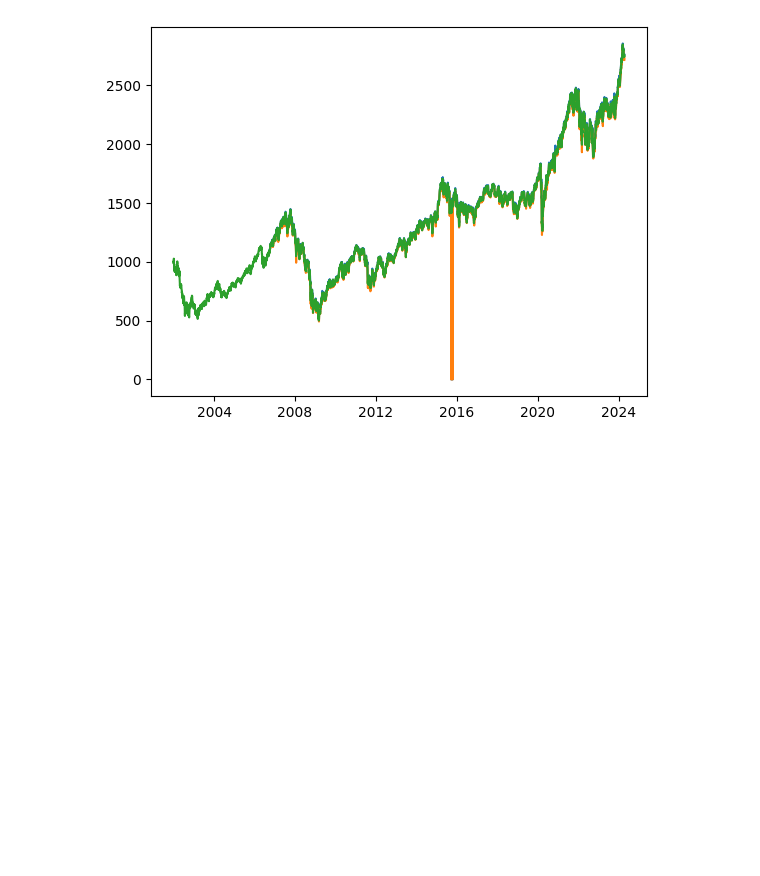
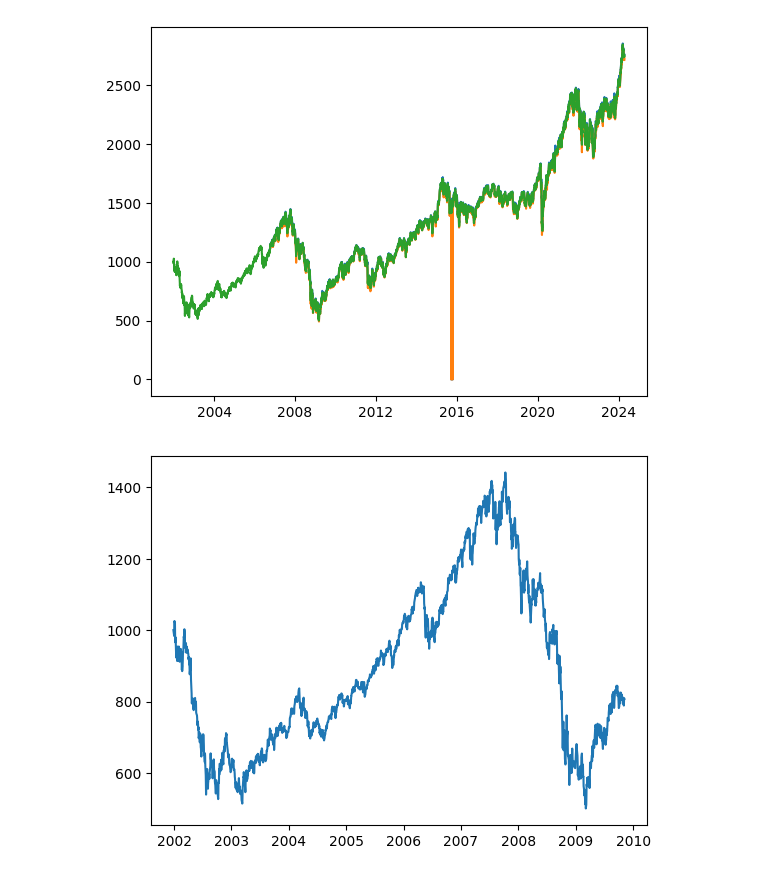
Before and after one commit to XindiLiu/TS_Project, a Jupyter notebook: partA.ipynb, the cells around one changed output. Saved outputs shown, nothing was run; the diff lists cells and outputs as text; code cells hidden in the pictures; blank space fills up the shorter version.

```diff
--- a/partA.ipynb
+++ b/partA.ipynb
@@ -29,0 +33,7 @@ plt.show()
+# %%
+#Zooming in looking for periodicty
+first_samples=data.head(2000)
+plt.plot(first_samples["Date"],first_samples["Closing price"])
+plt.show()
+# %% [output]
+[figure, added]
```
Also changed, not shown: parts of 1 cell of this notebook, 1 other file.
